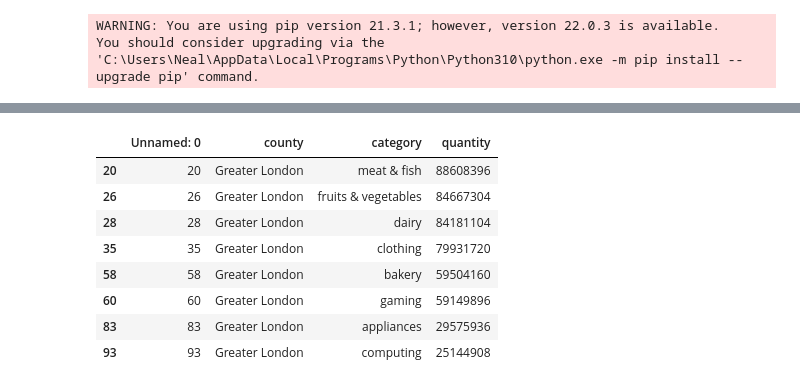
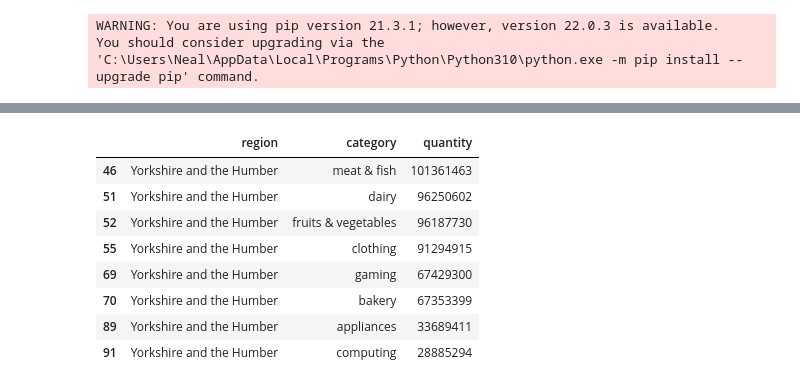
Before and after one commit to CodeMarie/final-project-part-2-dash-app, a Jupyter notebook: data.ipynb, the cells around one changed output, grey strips where cells are left out. Saved outputs shown, nothing was run; the diff lists cells and outputs as text; code cells hidden in the pictures.

Commit message:
Addition of files alteration of readme and added clean csv files

```diff
--- a/data.ipynb
+++ b/data.ipynb
@@ -65,0 +30,4 @@ prod_cat_region
+# %%
+#read of data cleansed file and setting of the index
+prod_cat_region = pd.read_csv('csvs_clean/brief_1_quant_per_prod_cat_per_region.csv', index_col=[0])
+prod_cat_region
@@ -66,18 +150,18 @@ prod_cat_region
 # %%
-#top 10 y quantity value title x category and table show county, the Bedfordshire will be the users input on county
-county = 'Greater London'
-filtered_counties = prod_cat_county[prod_cat_county['county']== f'{county}']
-filtered_counties
+#top 5 y quantity value title x category and table show region, the Bedfordshire will be the users input on county
+region = 'Yorkshire and the Humber'
+filtered_regions = prod_cat_region[prod_cat_region['region']== f'{region}']
+filtered_regions
 # %% [output]
-|  | Unnamed: 0 | county | category | quantity |
-| 20 | 20 | Greater London | meat & fish | 88608396 |
-| 26 | 26 | Greater London | fruits & vegetables | 84667304 |
-| 28 | 28 | Greater London | dairy | 84181104 |
-| 35 | 35 | Greater London | clothing | 79931720 |
-| 58 | 58 | Greater London | bakery | 59504160 |
-| 60 | 60 | Greater London | gaming | 59149896 |
-| 83 | 83 | Greater London | appliances | 29575936 |
-| 93 | 93 | Greater London | computing | 25144908 |
+|  | region | category | quantity |
+| 46 | Yorkshire and the Humber | meat & fish | 101361463 |
+| 51 | Yorkshire and the Humber | dairy | 96250602 |
+| 52 | Yorkshire and the Humber | fruits & vegetables | 96187730 |
+| 55 | Yorkshire and the Humber | clothing | 91294915 |
+| 69 | Yorkshire and the Humber | gaming | 67429300 |
+| 70 | Yorkshire and the Humber | bakery | 67353399 |
+| 89 | Yorkshire and the Humber | appliances | 33689411 |
+| 91 | Yorkshire and the Humber | computing | 28885294 |
 # %%
 # To have a dropdown of the available counties
 grouped_counties_list = prod_cat_county['county'].drop_duplicates().tolist()
```
Also changed, not shown: parts of 22 cells of this notebook, 15 other files.
